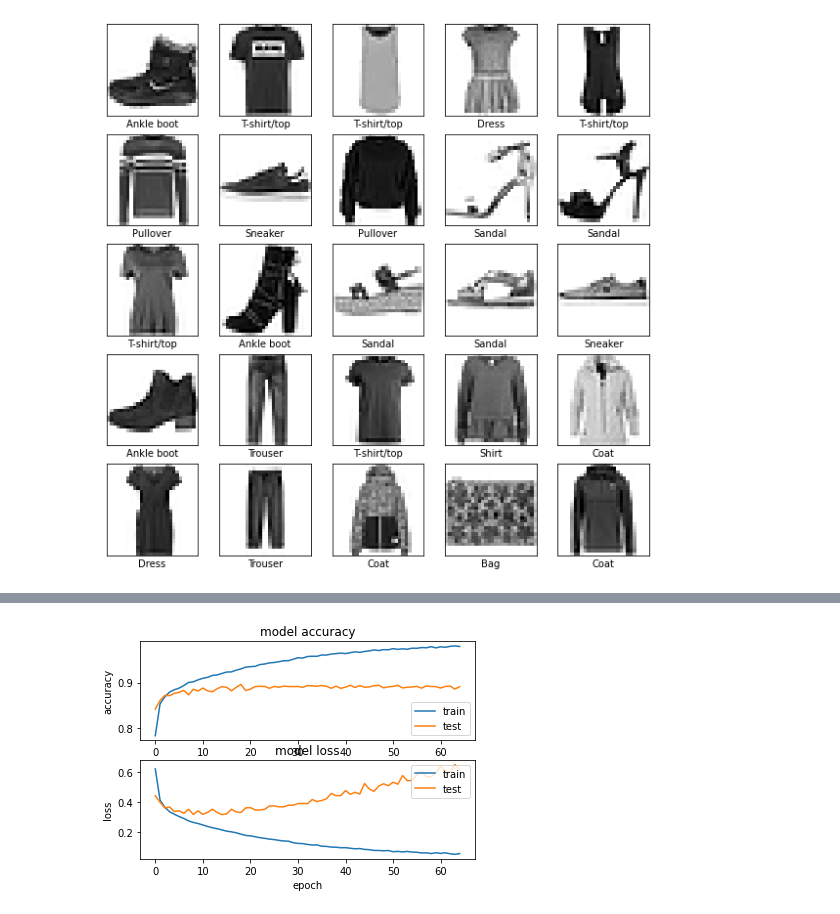
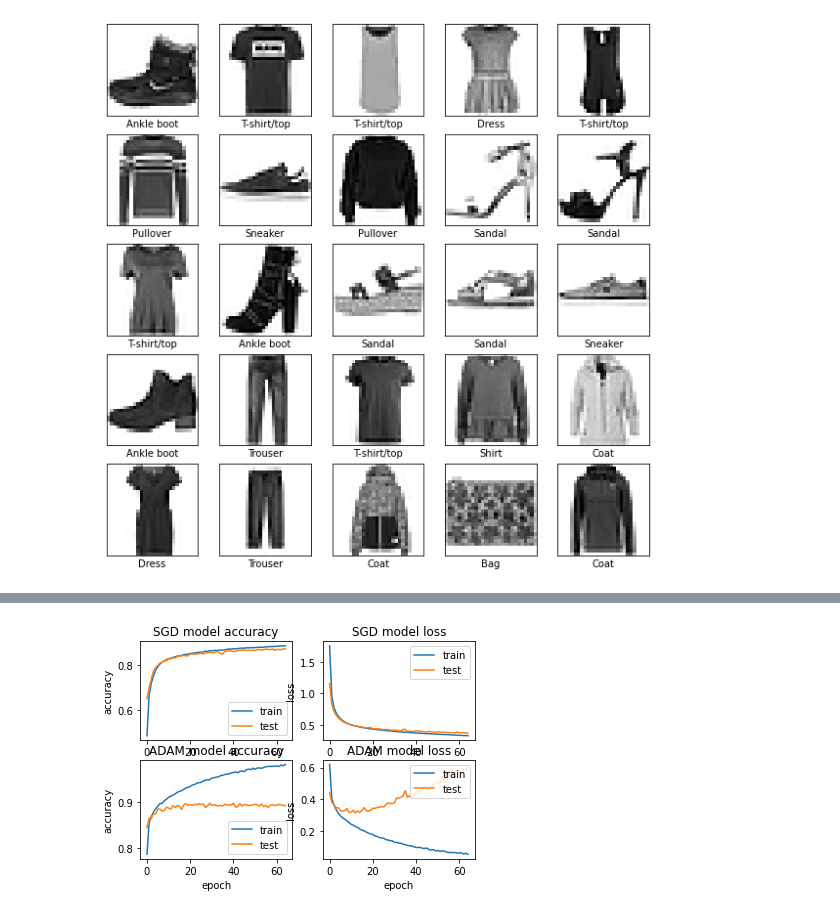
Before and after one commit to rhbarbhaya/ANLY-535, a Jupyter notebook: Assignment 4/Assignment 4.ipynb, the cells around one changed output, grey strips where cells are left out. Drawn from its saved outputs; the diff is of its cells as text; code cells hidden in the pictures.

```diff
--- a/Assignment 4/Assignment 4.ipynb
+++ b/Assignment 4/Assignment 4.ipynb
@@ -118,18 +120,18 @@ hidden_nodes = 128
 num_classes = y_test.shape[1]
 
 #tf.random.normal(shape=(hidden_nodes,num_pixels)
-def baseline_model():
+def baseline_model(optimizer):
     model = Sequential()
     model.add(Dense(hidden_nodes, input_dim= num_pixels, kernel_initializer='normal', activation='relu'))
     model.add(Dense(hidden_nodes, kernel_initializer='normal', activation='relu'))
     model.add(Dense(num_classes, kernel_initializer='normal', activation='softmax'))
     # sgd = optimizers.SGD(learning_rate=0.01)
-    model.compile(loss='categorical_crossentropy', optimizer='adam', metrics=['accuracy'])
+    model.compile(loss='categorical_crossentropy', optimizer=optimizer, metrics=['accuracy'])
     return model
 # %%
-model = baseline_model()
-sgdModel = model.fit(X_train, y_train, validation_split=0.2, epochs=65, batch_size=128)
-scores = model.evaluate(X_test, y_test, verbose=0)
-print("Accuracy: %.2f%%" % (scores[1]*100))
+model = baseline_model(optimizer='adam')
+adamModel = model.fit(X_train, y_train, validation_split=0.2, epochs=65, batch_size=128)
+adamScores = model.evaluate(X_test, y_test, verbose=0)
+print("Accuracy: %.2f%%" % (adamScores[1]*100))
 # %% [output]
 Epoch 1/65
@@ -151,0 +157,5 @@ Accuracy: 88.47%
+# %%
+model2 = baseline_model(optimizer='sgd')
+sgdModel = model2.fit(X_train, y_train, validation_split=0.2, epochs=65, batch_size=128)
+sgdScores = model2.evaluate(X_test, y_test, verbose=0)
+print("Accuracy: %.2f%%" % (sgdScores[1]*100))
@@ -198,20 +236,36 @@ plt.show()
 # %%
-plt.subplot(2,1,1)
+plt.subplot(2,2,1)
 plt.plot(sgdModel.history['accuracy'])
 plt.plot(sgdModel.history['val_accuracy'])
-plt.title('model accuracy')
+plt.title('SGD model accuracy')
 plt.ylabel('accuracy')
 plt.xlabel('epoch')
 plt.legend(['train', 'test'], loc='lower right')
 
-plt.subplot(2,1,2)
+plt.subplot(2,2,2)
 plt.plot(sgdModel.history['loss'])
 plt.plot(sgdModel.history['val_loss'])
-plt.title('model loss')
+plt.title('SGD model loss')
+plt.ylabel('loss')
+plt.xlabel('epoch')
+plt.legend(['train', 'test'], loc='upper right')
+
+plt.subplot(2,2,3)
+plt.plot(adamModel.history['accuracy'])
+plt.plot(adamModel.history['val_accuracy'])
+plt.title('ADAM model accuracy')
+plt.ylabel('accuracy')
+plt.xlabel('epoch')
+plt.legend(['train', 'test'], loc='lower right')
+
+plt.subplot(2,2,4)
+plt.plot(adamModel.history['loss'])
+plt.plot(adamModel.history['val_loss'])
+plt.title('ADAM model loss')
 plt.ylabel('loss')
 plt.xlabel('epoch')
 plt.legend(['train', 'test'], loc='upper right')
 
 plt.show()
 # %% [output]
-[figure, old version]
+[figure, new version]
```
Also changed, not shown: parts of 5 cells of this notebook.
